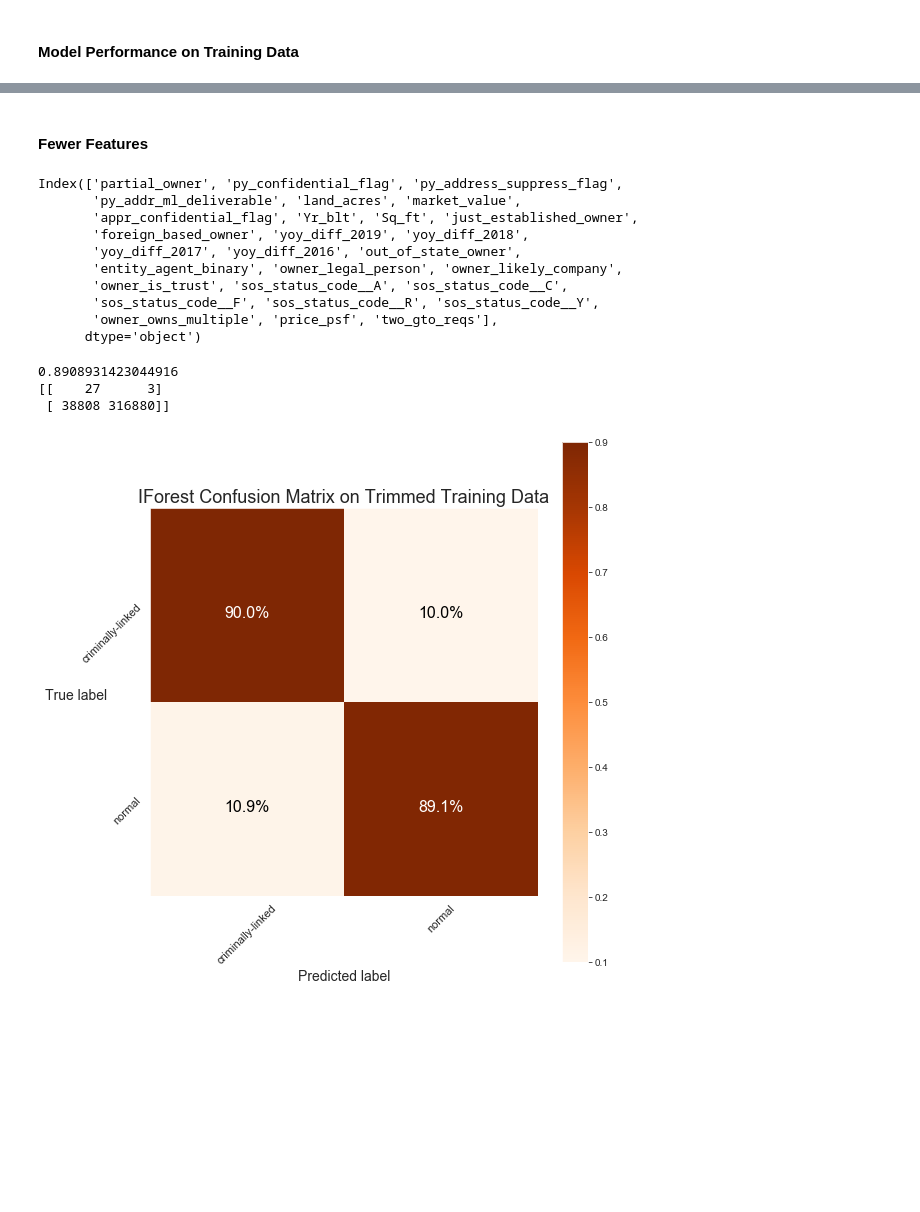
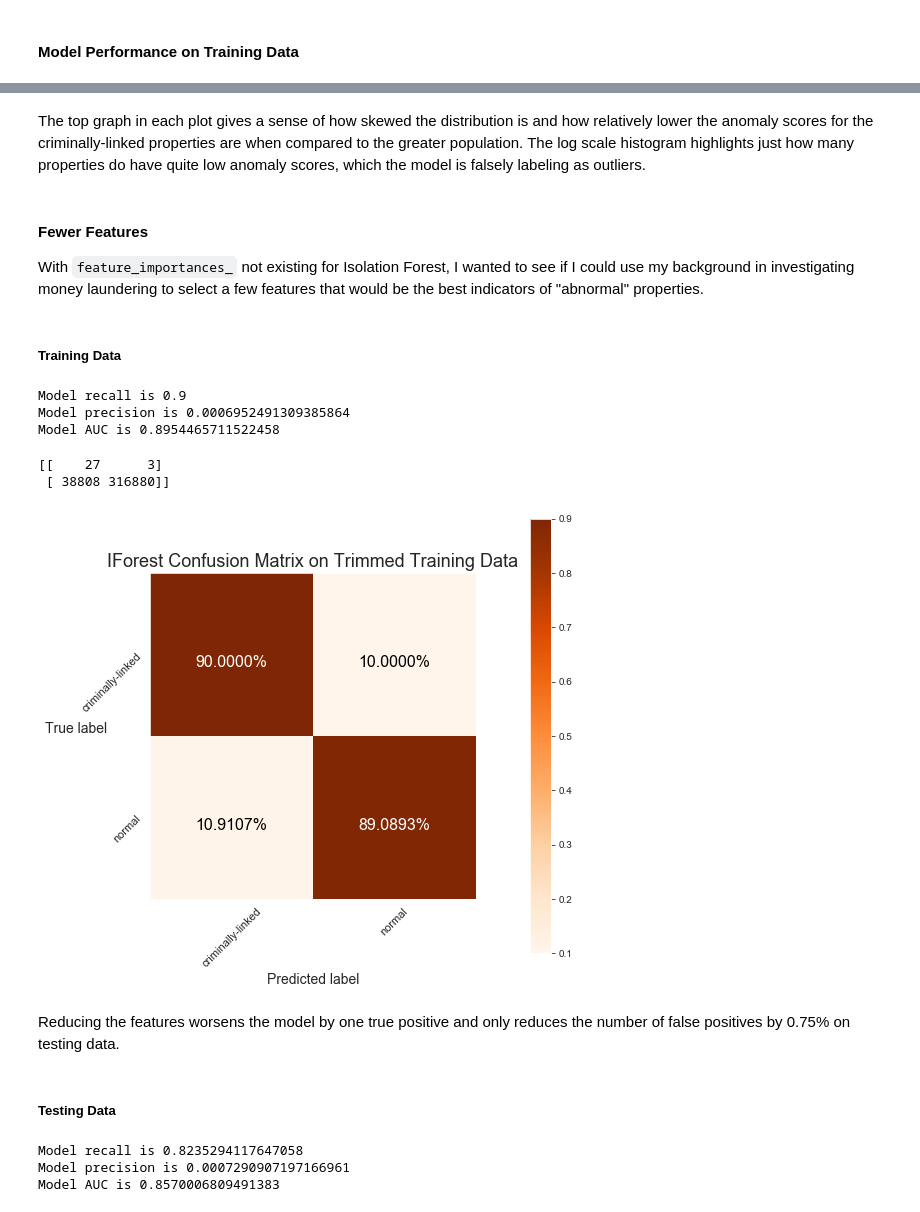
Before and after one commit to mpky/property_project, a Jupyter notebook: notebooks/isolation_forest.ipynb, the cells around one changed output, grey strips where cells are left out. Drawn from its saved outputs; the diff is of its cells as text; code cells hidden in the pictures; blank space fills up the shorter version.

```diff
--- a/notebooks/isolation_forest.ipynb
+++ b/notebooks/isolation_forest.ipynb
@@ -106,20 +97,21 @@ Wall time: 42.3 s
 # %%
+# Define function to plot resulting confusion matrix
 def plot_confusion_matrix(conf_matrix, title, classes=['criminally-linked', 'normal'],
-                          cmap=plt.cm.Oranges, save=False, saveas="MyFigure.png"):
+                          cmap=plt.cm.Oranges):
 
-    # print Confusion matrix with blue gradient colours
-
+    # Plot confusion matrix with heatmap and classification statistics
     conf_matrix = conf_matrix.astype('float') / conf_matrix.sum(axis=1)[:, np.newaxis]
 
     plt.figure(figsize=(8,8))
     plt.imshow(conf_matrix, interpolation='nearest', cmap=cmap)
     plt.title(title,fontsize=18)
-    plt.colorbar()
+    plt.colorbar(pad=.12)
+
     tick_marks = np.arange(len(classes))
     plt.xticks(tick_marks, classes, rotation=45,fontsize=11)
     plt.yticks(tick_marks, classes, rotation=45, fontsize=11)
 
-    fmt = '.1%'
+    fmt = '.4%'
     thresh = conf_matrix.max() / 2.
     for i, j in itertools.product(range(conf_matrix.shape[0]), range(conf_matrix.shape[1])):
         plt.text(j, i, format(conf_matrix[i, j], fmt),
@@ -127,12 +119,7 @@ def plot_confusion_matrix(conf_matrix, title, classes=['criminally-linked', 'nor
                  verticalalignment="top",
                  fontsize=16,
                  color="white" if conf_matrix[i, j] > thresh else "black")
-
-    plt.tight_layout()
     plt.ylabel('True label',fontsize=14, rotation=0)
     plt.xlabel('Predicted label',fontsize=14)
-
-    if save:
-        plt.savefig(saveas)
 # %% [markdown]
 #### Model Performance on Training Data
@@ -368,18 +294,9 @@ anomaly_plot(scores_testing, anomaly_scores_list_test, title='Distribution of An
-# %% [markdown]
-#### Fewer Features
-# %%
-print(X.columns)
-# %% [output]
-Index(['partial_owner', 'py_confidential_flag', 'py_address_suppress_flag',
-       'py_addr_ml_deliverable', 'land_acres', 'market_value',
-       'appr_confidential_flag', 'Yr_blt', 'Sq_ft', 'just_established_owner',
-       'foreign_based_owner', 'yoy_diff_2019', 'yoy_diff_2018',
-       'yoy_diff_2017', 'yoy_diff_2016', 'out_of_state_owner',
-       'entity_agent_binary', 'owner_legal_person', 'owner_likely_company',
-       'owner_is_trust', 'sos_status_code__A', 'sos_status_code__C',
-       'sos_status_code__F', 'sos_status_code__R', 'sos_status_code__Y',
-       'owner_owns_multiple', 'price_psf', 'two_gto_reqs'],
-      dtype='object')
+# %% [markdown]
+The top graph in each plot gives a sense of how skewed the distribution is and how relatively lower the anomaly scores for the criminally-linked properties are when compared to the greater population. The log scale histogram highlights just how many properties do have quite low anomaly scores, which the model is falsely labeling as outliers.
+# %% [markdown]
+#### Fewer Features
+
+With `feature_importances_` not existing for Isolation Forest, I wanted to see if I could use my background in investigating money laundering to select a few features that would be the best indicators of "abnormal" properties.
 # %%
 # Grab specific columns
 X_trim = X[['partial_owner','just_established_owner',
@@ -404,18 +321,30 @@ clf_trim = IsolationForest(
 
 clf_trim.fit(X_train_trim,y_train_trim)
 y_pred_train_trim = clf_trim.predict(X_train_trim)
+# %% [markdown]
+##### Training Data
+# %%
+metrics_iforest(y_train_trim,y_pred_train_trim)
+# %% [output]
+Model recall is 0.9
+Model precision is 0.0006952491309385864
+Model AUC is 0.8954465711522458
 # %%
-print(recall_score(
-    y_train_trim,
-    y_pred_train_trim,
-    zero_division=0
-))
-
 conf_matrix = confusion_matrix(y_train_trim, y_pred_train_trim)
 print(conf_matrix)
-plot_confusion_matrix(conf_matrix, title='IForest Confusion Matrix on Trimmed Training Data',save=False)
+plot_confusion_matrix(conf_matrix, title='IForest Confusion Matrix on Trimmed Training Data')
 # %% [output]
-0.8908931423044916
 [[    27      3]
  [ 38808 316880]]
-[figure, old version]
+[figure, new version]
+# %% [markdown]
+Reducing the features worsens the model by one true positive and only reduces the number of false positives by 0.75% on testing data.
+# %% [markdown]
+##### Testing Data
+# %%
+y_pred_test_trim = clf_trim.predict(X_test_trim)
+metrics_iforest(y_test_trim,y_pred_test_trim)
+# %% [output]
+Model recall is 0.8235294117647058
+Model precision is 0.0007290907197166961
+Model AUC is 0.8570006809491383
```
Also changed, not shown: parts of 47 cells of this notebook.
